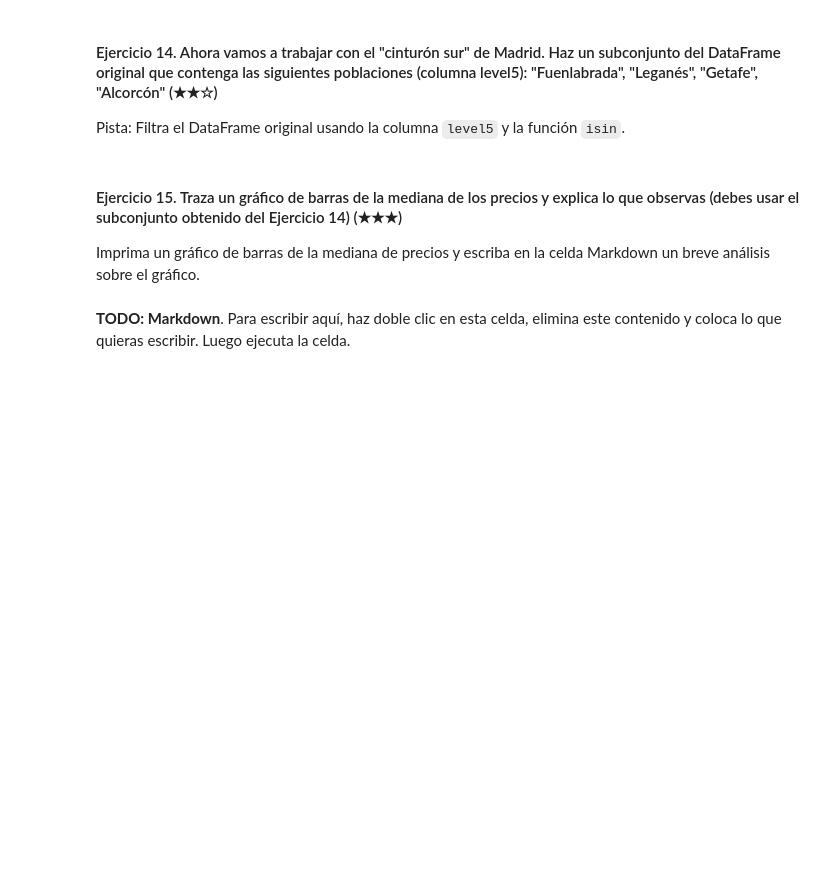
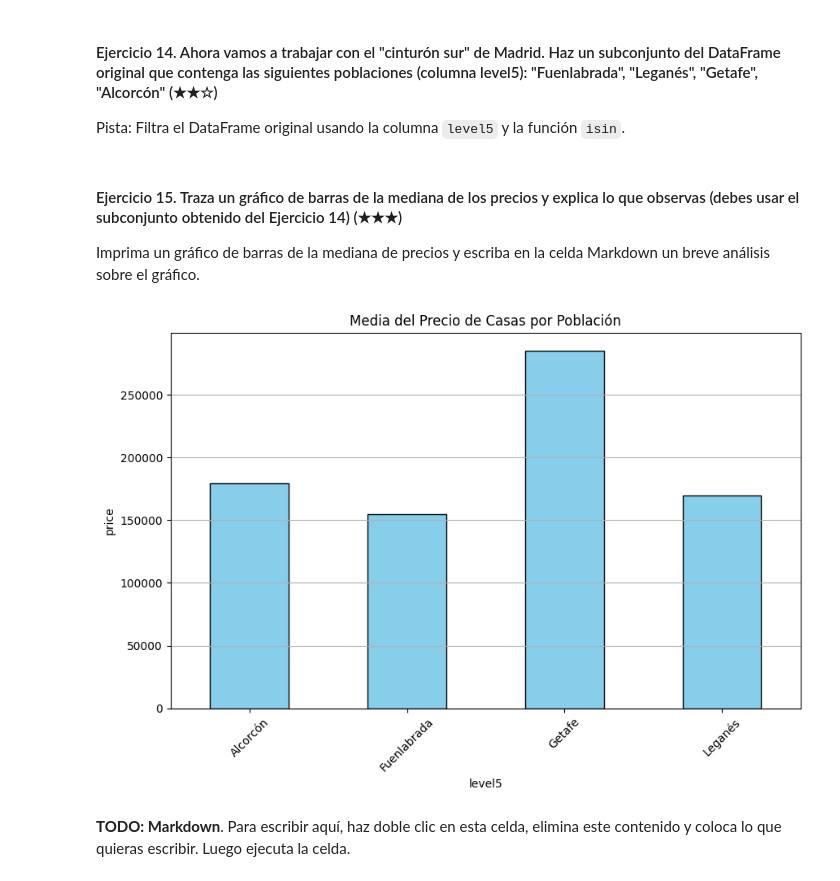
Before and after one commit to Eleiny9/realestate-datacleanup-exercise, a Jupyter notebook: project.es.ipynb, the cells around one changed output. Saved outputs shown, nothing was run; the diff lists cells and outputs as text; code cells hidden in the pictures; blank space fills up the shorter version.

```diff
--- a/project.es.ipynb
+++ b/project.es.ipynb
@@ -244,12 +276,33 @@ Imprima la población y el número de casas.
 Pista: Filtra el DataFrame original usando la columna `level5` y la función `isin`.
 # %%
 # TODO
+
+poblacion =["Fuenlabrada", "Leganés", "Getafe","Alcorcón"]
+p_level5 = datos[datos["level5"].isin(poblacion)]
 # %% [markdown]
 #### Ejercicio 15. Traza un gráfico de barras de la mediana de los precios y explica lo que observas (debes usar el subconjunto obtenido del Ejercicio 14) (★★★)
 
 Imprima un gráfico de barras de la mediana de precios y escriba en la celda Markdown un breve análisis sobre el gráfico.
 # %%
-# TODO: Code
+# TODO: las casas en las poblaciones de Getafe y Alcorcon son mucho mas costosas, ya que en la media dio valores superiores
+# mientras que la mas barata es Fuenlabrada
+
+
+media_poblacion = p_level5.groupby("level5")["price"].median()
+
+
+plt.figure(figsize=(10, 6))
+media_poblacion.plot(kind='bar', color='skyblue', edgecolor='black')
+plt.title('Media del Precio de Casas por Población')
+plt.xlabel("level5")
+plt.ylabel('price')
+plt.xticks(rotation=45)
+plt.grid(axis='y')
+
+# Mostrar el gráfico
+plt.show()
+# %% [output]
+[figure, added]
 # %% [markdown]
 **TODO: Markdown**. Para escribir aquí, haz doble clic en esta celda, elimina este contenido y coloca lo que quieras escribir. Luego ejecuta la celda.
 # %% [markdown]
```
Also changed, not shown: parts of 8 cells of this notebook.
